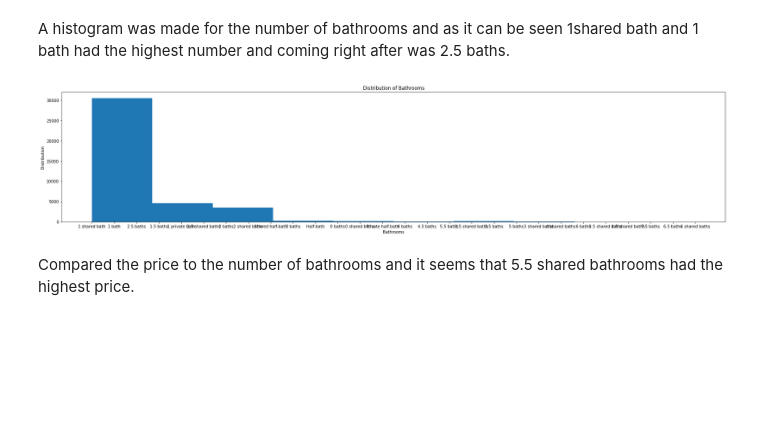
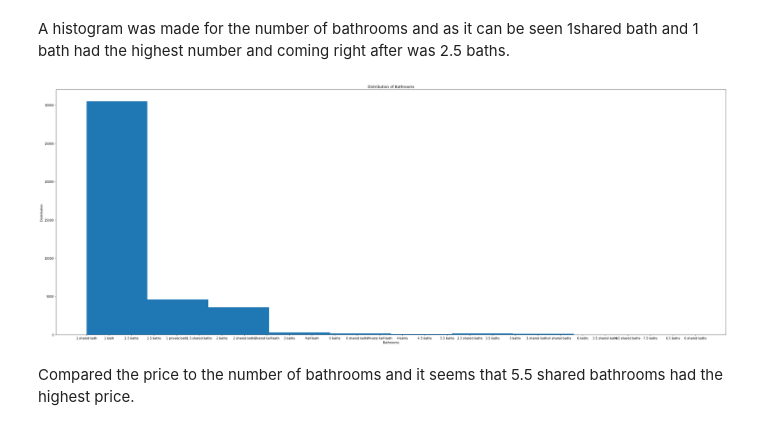
Before and after one commit to vishnu-ko/Predicting_AirBNB, a Jupyter notebook: EDA_02.ipynb, the cells around one changed output. Cells and saved outputs as stored; diff of their text form; code cells hidden in the pictures; blank space fills up the shorter version.

```diff
--- a/EDA_02.ipynb
+++ b/EDA_02.ipynb
@@ -241,13 +234,13 @@ plt.ylabel('Accomodation');
 # %% [markdown]
 A histogram was made for the number of bathrooms and as it can be seen 1shared bath and 1 bath had the highest number and coming right after was 2.5 baths.
 # %%
-plt.figure(figsize = (30,6))
+plt.figure(figsize = (40,15))
 plt.hist(df['bathrooms'])
 plt.title('Distribution of Bathrooms')
 plt.xlabel('Bathrooms')
 plt.ylabel('Distribution');
 # %% [output]
-[figure, old version]
+[figure, new version]
 # %% [markdown]
 Compared the price to the number of bathrooms and it seems that 5.5 shared bathrooms had the highest price.
 # %%
```
Also changed, not shown: parts of 4 cells of this notebook, 2 other files.
